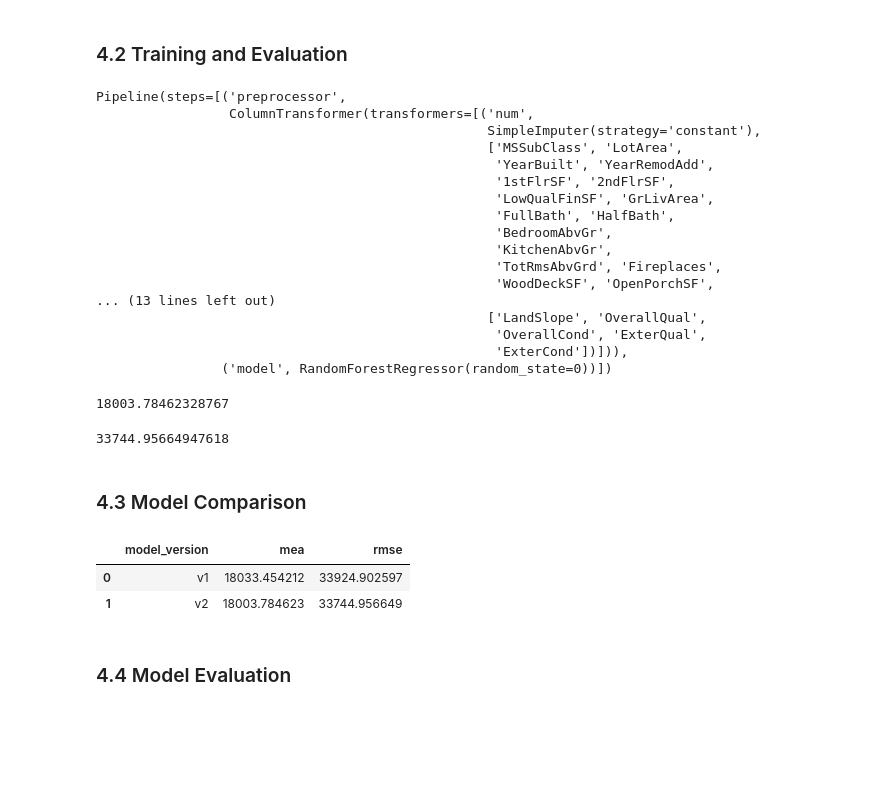
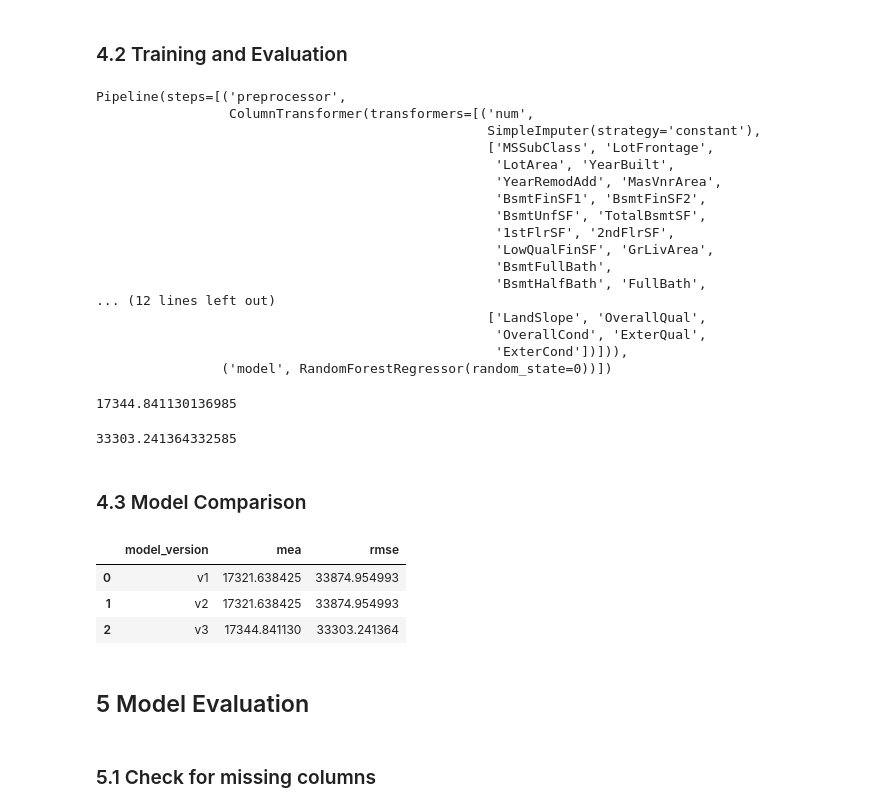
Before and after one commit to Mark-Barbaric/Kaggle, a Jupyter notebook: housing/housing_workbook_v1.ipynb, the cells around one changed output. Drawn from its saved outputs; the diff is of its cells as text; code cells hidden in the pictures; blank space fills up the shorter version.

Commit message:
AP-13 - working on feature selection for Model.

```diff
--- a/housing/housing_workbook_v1.ipynb
+++ b/housing/housing_workbook_v1.ipynb
@@ -387,34 +449,34 @@ clf_updated = Pipeline(
 # %% [markdown]
 ### 4.2 Training and Evaluation
 # %%
-clf_updated.fit(X_train, y_train)
+pipeline2.fit(X_train, y_train)
 # %% [output]
 Pipeline(steps=[('preprocessor',
                  ColumnTransformer(transformers=[('num',
                                                   SimpleImputer(strategy='constant'),
-                                                  ['MSSubClass', 'LotArea',
-                                                   'YearBuilt', 'YearRemodAdd',
+                                                  ['MSSubClass', 'LotFrontage',
+                                                   'LotArea', 'YearBuilt',
+                                                   'YearRemodAdd', 'MasVnrArea',
+                                                   'BsmtFinSF1', 'BsmtFinSF2',
+                                                   'BsmtUnfSF', 'TotalBsmtSF',
                                                    '1stFlrSF', '2ndFlrSF',
                                                    'LowQualFinSF', 'GrLivArea',
-                                                   'FullBath', 'HalfBath',
-                                                   'BedroomAbvGr',
-                                                   'KitchenAbvGr',
-                                                   'TotRmsAbvGrd', 'Fireplaces',
-                                                   'WoodDeckSF', 'OpenPorchSF',
-... (13 lines left out)
+                                                   'BsmtFullBath',
+                                                   'BsmtHalfBath', 'FullBath',
+... (12 lines left out)
                                                   ['LandSlope', 'OverallQual',
                                                    'OverallCond', 'ExterQual',
                                                    'ExterCond'])])),
                 ('model', RandomForestRegressor(random_state=0))])
 # %%
-pred_updated = clf_updated.predict(X_valid)
+pred_updated = pipeline2.predict(X_valid)
 # %%
-mea_updated = mean_absolute_error(y_valid, pred_updated)
-mea_updated
+mea3 = mean_absolute_error(y_valid, pred_updated)
+mea3
 # %% [output]
-18003.78462328767
+17344.841130136985
 # %%
-rmse_updated = root_mean_squared_error(y_valid, pred_updated)
-rmse_updated
+rmse3 = root_mean_squared_error(y_valid, pred_updated)
+rmse3
 # %% [output]
-33744.95664947618
+33303.241364332585
@@ -421,14 +487,17 @@ rmse_updated
 # %% [markdown]
 ### 4.3 Model Comparison
 # %%
-model_comparison = pd.DataFrame([['v1', mea, rmse], ['v2', mea_updated, rmse_updated]], columns=['model_version', 'mea', 'rmse'])
+model_comparison = pd.DataFrame([['v1', mea, rmse], ['v2', mea2, rmse2], ['v3', mea3, rmse3]], columns=['model_version', 'mea', 'rmse'])
 model_comparison
 # %% [output]
 |  | model_version | mea | rmse |
-| 0 | v1 | 18033.454212 | 33924.902597 |
-| 1 | v2 | 18003.784623 | 33744.956649 |
+| 0 | v1 | 17321.638425 | 33874.954993 |
+| 1 | v2 | 17321.638425 | 33874.954993 |
+| 2 | v3 | 17344.841130 | 33303.241364 |
 # %% [markdown]
-### 4.4 Model Evaluation
+## 5 Model Evaluation
+# %% [markdown]
+### 5.1 Check for missing columns
 # %%
 missing_cols = [cname for cname in test_df.columns if cname not in full_cols]
 missing_cols
```
Also changed, not shown: parts of 41 cells of this notebook, 5 other files.
